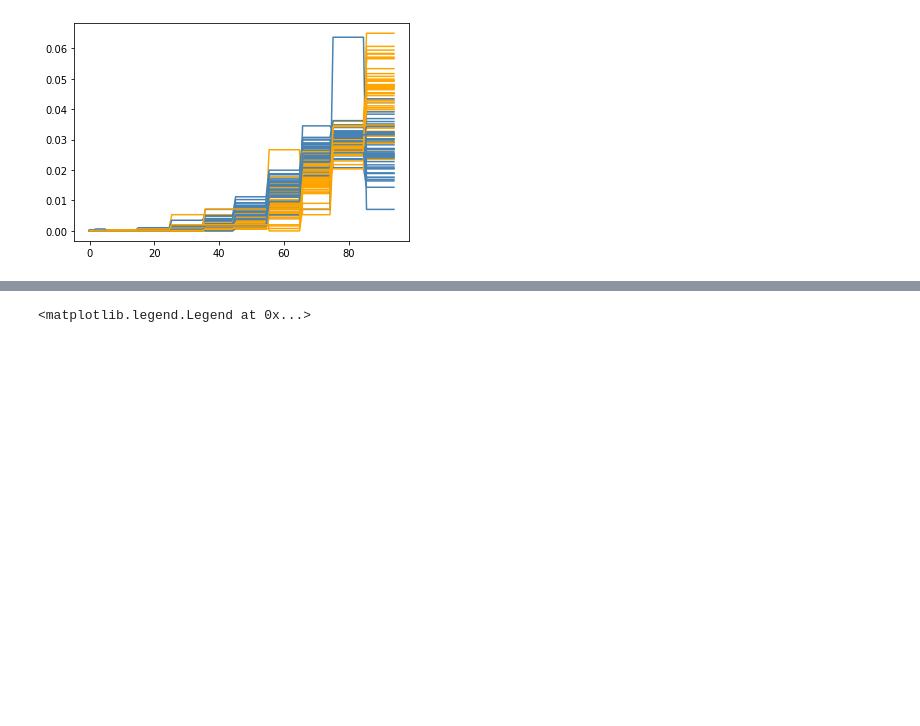
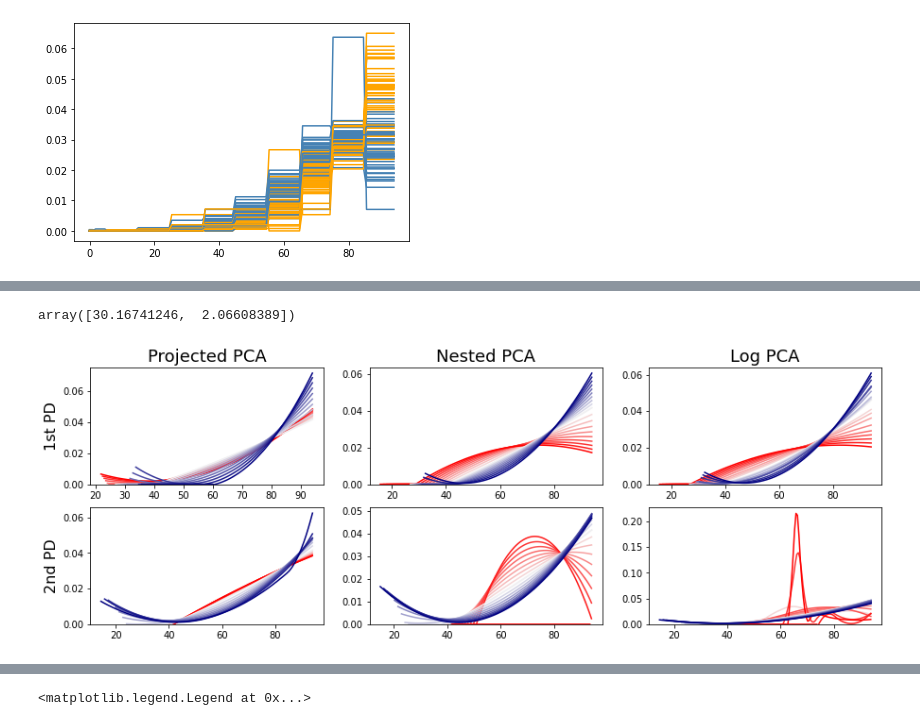
Before and after one commit to mberaha/ProjectedWasserstein, a Jupyter notebook: Covid Deaths.ipynb, the cells around one changed output, grey strips where cells are left out. Drawn from its saved outputs; the diff is of its cells as text; code cells hidden in the pictures; blank space fills up the shorter version.

```diff
--- a/Covid Deaths.ipynb
+++ b/Covid Deaths.ipynb
@@ -149,3 +215,49 @@ def plot_pc(pca, ind, pos_lambdas, neg_lambdas, pos_palette, neg_palette, ax, sm
+# %%
+ppca.fit(alldistribs, 2)
+pca = ppca
+ind = 0
+lam = -1000
+tmp1 = np.matmul(pca.base_change.T, lam * pca.eig_vecs[:, ind])[:pca.k]
+pca.project_on_sub(tmp1)
+# %% [output]
+array([30.16741246,  2.06608389])
+# %%
+fig, axes = plt.subplots(nrows=2, ncols=3, figsize=(15, 5))
+
+s_vals = [0.1, 0.1]
+
+
+#ppca.fit(alldistribs, 10)
+#npca.fit(alldistribs, 5)
+pos_lambdas = np.linspace(0.01, 10, 10)
+neg_lambdas = np.linspace(-0.01, -8, 10)
+plot_ppc(pca, 0, pos_lambdas, neg_lambdas, pos_palette, neg_palette, axes[0][0], s_vals[0])
+
+pos_lambdas = np.linspace(0.01, 10, 10)
+neg_lambdas = np.linspace(-0.01, -5, 10)
+plot_npc(npca, 0, pos_lambdas, neg_lambdas, pos_palette, neg_palette, axes[0][1], s_vals[0])
+plot_log_pc(ppca, 0, pos_lambdas, neg_lambdas, pos_palette, neg_palette, axes[0][2], s_vals[0])
+
+
+pos_lambdas = np.linspace(0.01, 6, 10)
+neg_lambdas = np.linspace(-0.01, -6, 10)
+
+plot_ppc(pca, 1, pos_lambdas, neg_lambdas, pos_palette, neg_palette, axes[1][0], s_vals[0])
+plot_npc(npca, 1, pos_lambdas, neg_lambdas, pos_palette, neg_palette, axes[1][1], s_vals[0] + 1)
+plot_log_pc(ppca, 1, pos_lambdas, neg_lambdas, pos_palette, neg_palette, axes[1][2], s_vals[0])
+
+axes[0][0].set_ylabel("1st PD", fontsize=16)
+axes[1][0].set_ylabel("2nd PD", fontsize=16)
+
+axes[0][0].set_title("Projected PCA", fontsize=18)
+axes[0][1].set_title("Nested PCA", fontsize=18)
+axes[0][2].set_title("Log PCA", fontsize=18)
+
+
+for ax in axes.flat:
+    ax.set_ylim(bottom=0.0)
+# %% [output]
+[figure, added]
 # %%
 %matplotlib inline
 
```
Also changed, not shown: parts of 21 cells of this notebook, 10 other files.
